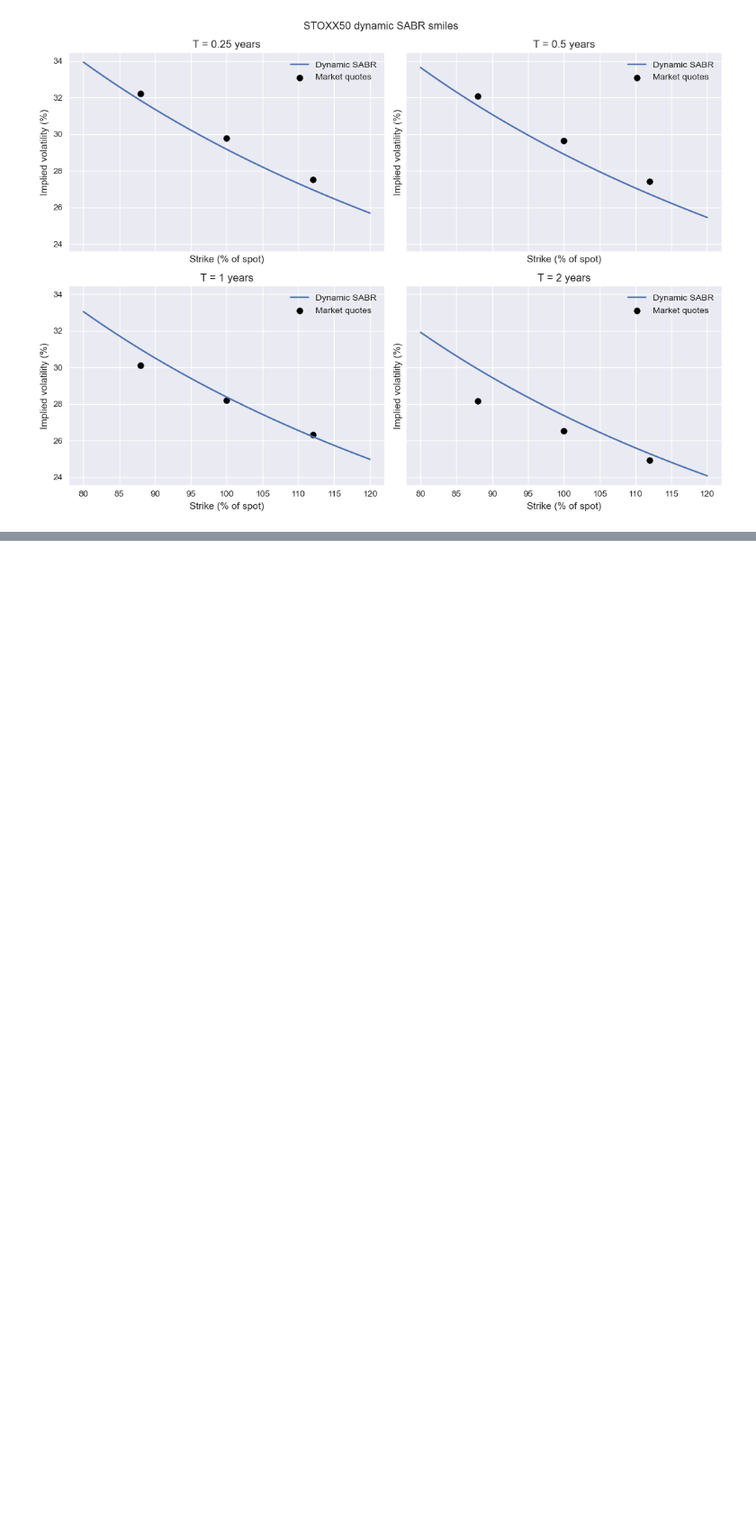
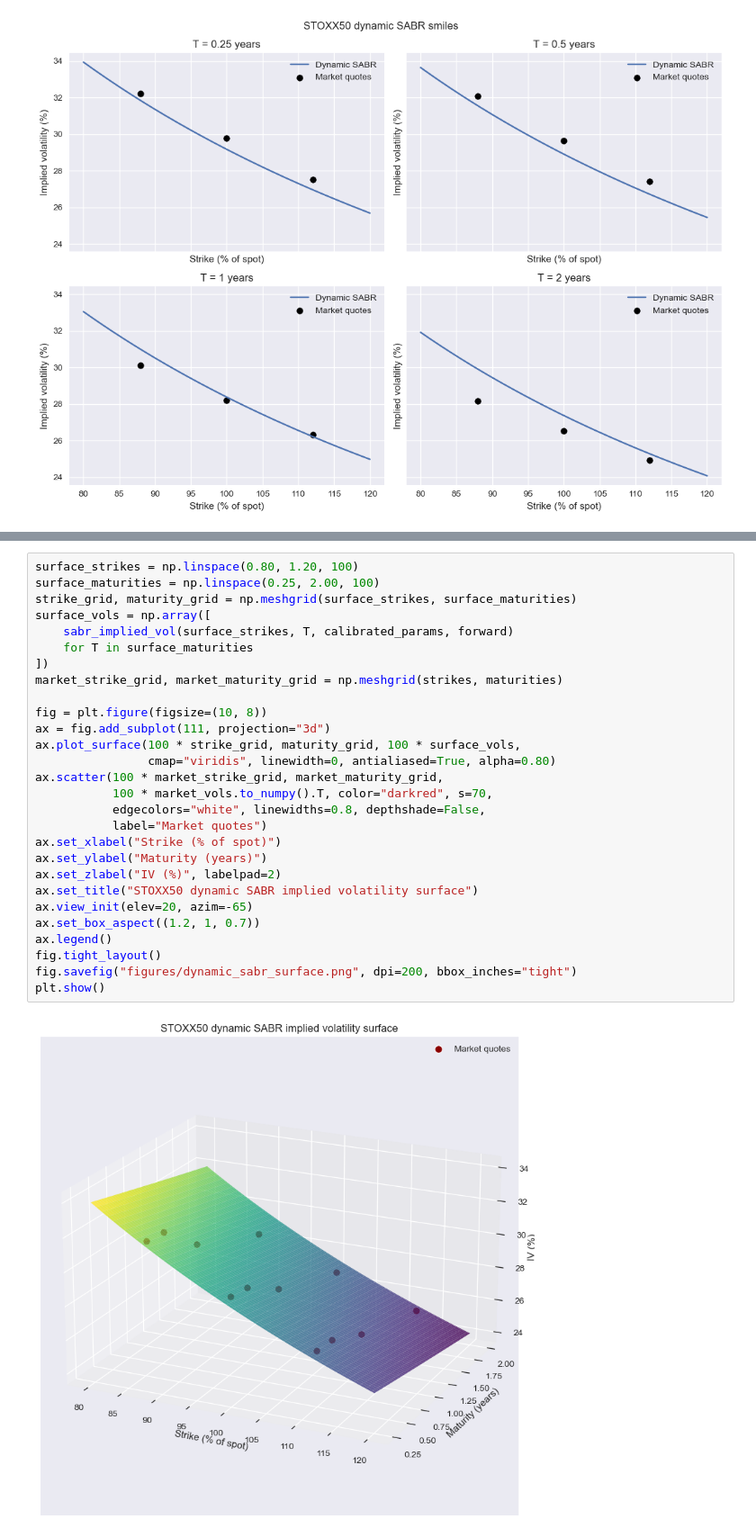
Before and after one commit to RomainFast121/advanced_derivatives_assignments, a Jupyter notebook: third_assignment/assignment3.ipynb, the cells around one changed output, grey strips where cells are left out. Shown at 90% size. Drawn from its saved outputs; the diff is of its cells as text; blank space fills up the shorter version.

```diff
--- a/third_assignment/assignment3.ipynb
+++ b/third_assignment/assignment3.ipynb
@@ -183 +190,31 @@ plt.show()
+# %%
+surface_strikes = np.linspace(0.80, 1.20, 100)
+surface_maturities = np.linspace(0.25, 2.00, 100)
+strike_grid, maturity_grid = np.meshgrid(surface_strikes, surface_maturities)
+surface_vols = np.array([
+    sabr_implied_vol(surface_strikes, T, calibrated_params, forward)
+    for T in surface_maturities
+])
+market_strike_grid, market_maturity_grid = np.meshgrid(strikes, maturities)
+
+fig = plt.figure(figsize=(10, 8))
+ax = fig.add_subplot(111, projection="3d")
+ax.plot_surface(100 * strike_grid, maturity_grid, 100 * surface_vols,
+                cmap="viridis", linewidth=0, antialiased=True, alpha=0.80)
+ax.scatter(100 * market_strike_grid, market_maturity_grid,
+           100 * market_vols.to_numpy().T, color="darkred", s=70,
+           edgecolors="white", linewidths=0.8, depthshade=False,
+           label="Market quotes")
+ax.set_xlabel("Strike (% of spot)")
+ax.set_ylabel("Maturity (years)")
+ax.set_zlabel("IV (%)", labelpad=2)
+ax.set_title("STOXX50 dynamic SABR implied volatility surface")
+ax.view_init(elev=20, azim=-65)
+ax.set_box_aspect((1.2, 1, 0.7))
+ax.legend()
+fig.tight_layout()
+fig.savefig("figures/dynamic_sabr_surface.png", dpi=200, bbox_inches="tight")
+plt.show()
+# %% [output]
+[figure, added]
 # %% [markdown]
```
Also changed, not shown: parts of 5 cells of this notebook, 2 other files.
